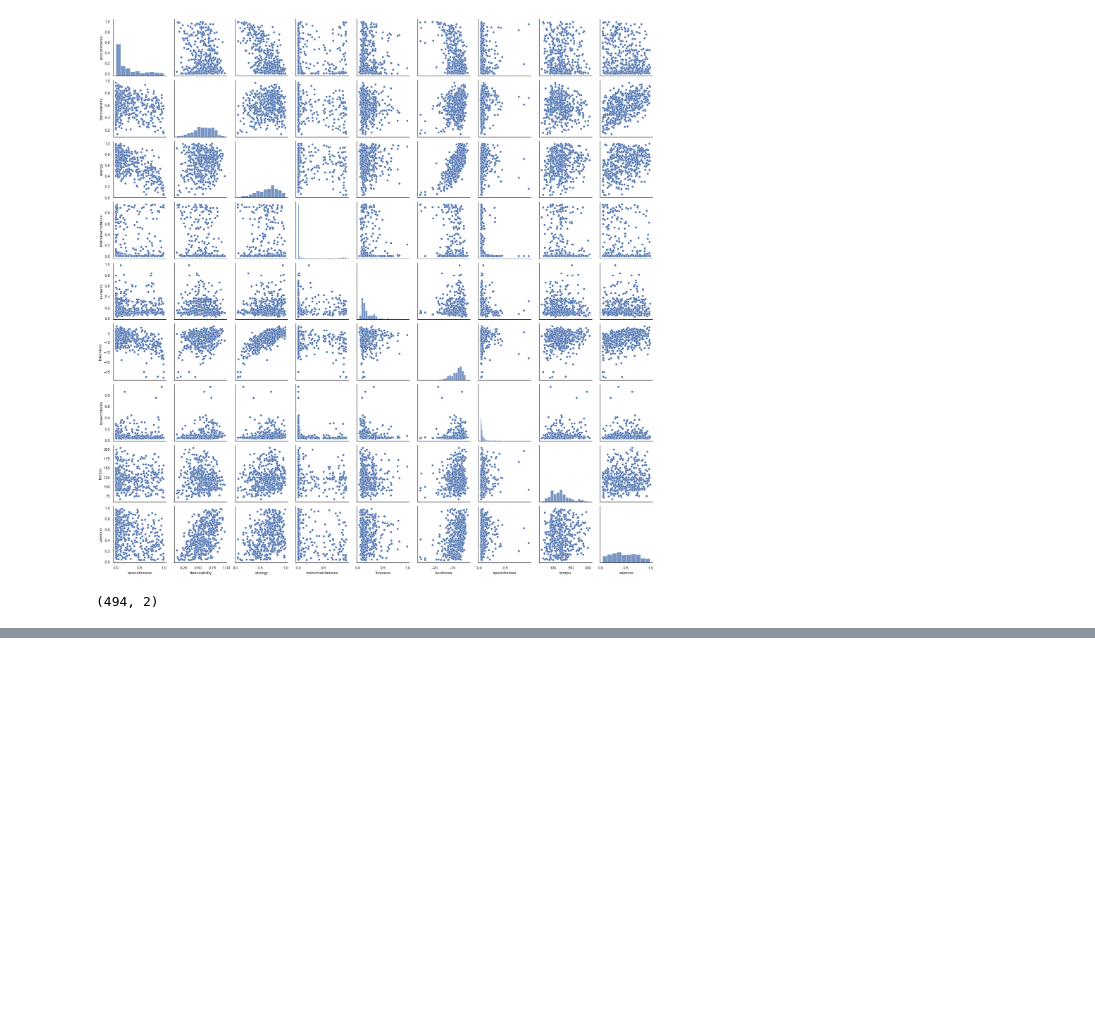
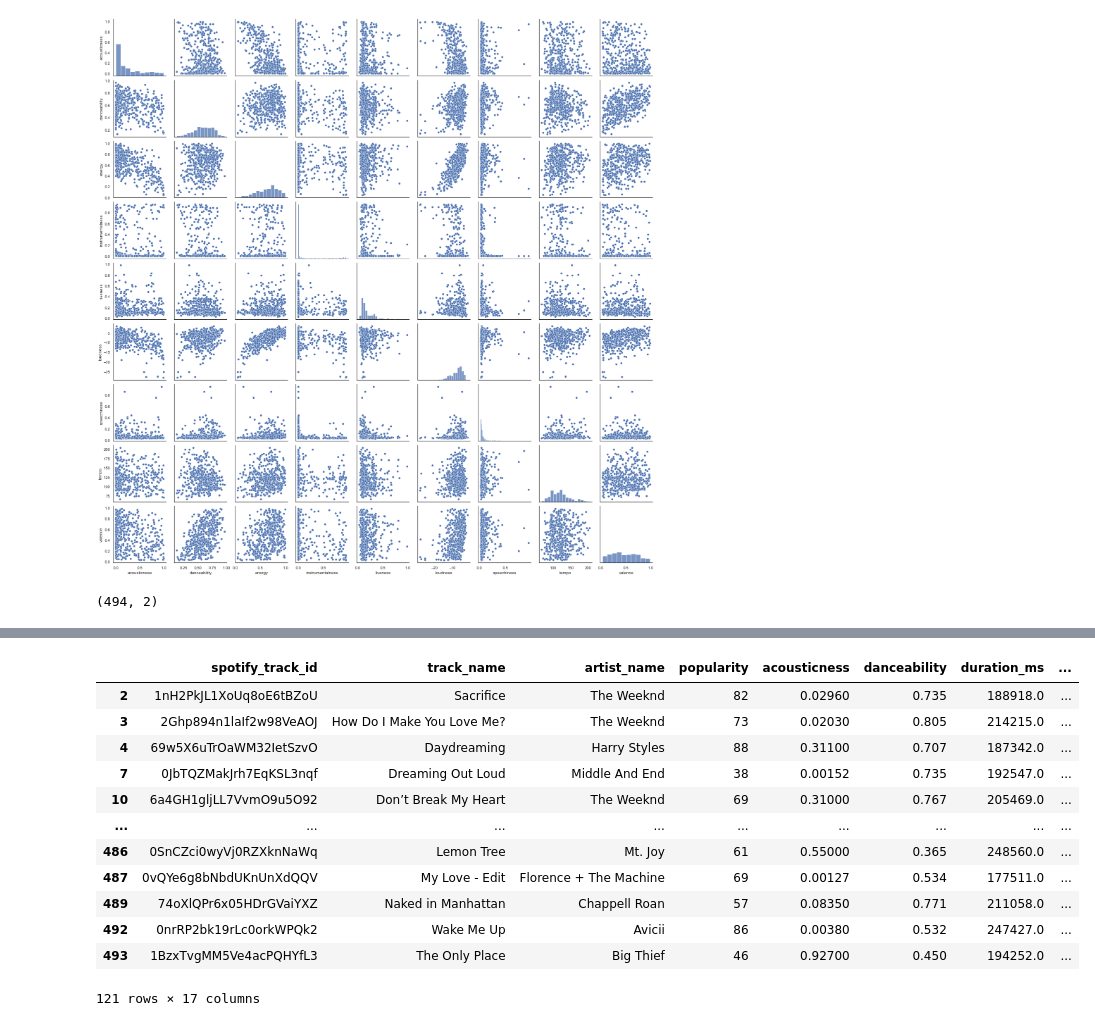
Before and after one commit to merytouceda/csss-spotify, a Jupyter notebook: spotipy-experiments/cluster_tracks.ipynb, the cells around one changed output, grey strips where cells are left out. Drawn from its saved outputs; the diff is of its cells as text; code cells hidden in the pictures; blank space fills up the shorter version.

```diff
--- a/spotipy-experiments/cluster_tracks.ipynb
+++ b/spotipy-experiments/cluster_tracks.ipynb
@@ -110,0 +109,19 @@ plt.scatter(embedding[clustered, 0],
+# %%
+# allocate cluster labels to the tracks
+df['cluster'] = labels
+# %%
+df.loc[df['cluster'] == 2]
+# %% [output]
+|  | spotify_track_id | track_name | artist_name | popularity | acousticness | danceability | duration_ms | ... |
+| 2 | 1nH2PkJL1XoUq8oE6tBZoU | Sacrifice | The Weeknd | 82 | 0.02960 | 0.735 | 188918.0 | ... |
+| 3 | 2Ghp894n1laIf2w98VeAOJ | How Do I Make You Love Me? | The Weeknd | 73 | 0.02030 | 0.805 | 214215.0 | ... |
+| 4 | 69w5X6uTrOaWM32IetSzvO | Daydreaming | Harry Styles | 88 | 0.31100 | 0.707 | 187342.0 | ... |
+| 7 | 0JbTQZMakJrh7EqKSL3nqf | Dreaming Out Loud | Middle And End | 38 | 0.00152 | 0.735 | 192547.0 | ... |
+| 10 | 6a4GH1gljLL7VvmO9u5O92 | Don’t Break My Heart | The Weeknd | 69 | 0.31000 | 0.767 | 205469.0 | ... |
+| ... | ... | ... | ... | ... | ... | ... | ... | ... |
+| 486 | 0SnCZci0wyVj0RZXknNaWq | Lemon Tree | Mt. Joy | 61 | 0.55000 | 0.365 | 248560.0 | ... |
+| 487 | 0vQYe6g8bNbdUKnUnXdQQV | My Love - Edit | Florence + The Machine | 69 | 0.00127 | 0.534 | 177511.0 | ... |
+| 489 | 74oXlQPr6x05HDrGVaiYXZ | Naked in Manhattan | Chappell Roan | 57 | 0.08350 | 0.771 | 211058.0 | ... |
+| 492 | 0nrRP2bk19rLc0orkWPQk2 | Wake Me Up | Avicii | 86 | 0.00380 | 0.532 | 247427.0 | ... |
+| 493 | 1BzxTvgMM5Ve4acPQHYfL3 | The Only Place | Big Thief | 46 | 0.92700 | 0.450 | 194252.0 | ... |
+121 rows × 17 columns
```
Also changed, not shown: parts of 3 cells of this notebook, 2 other files.
